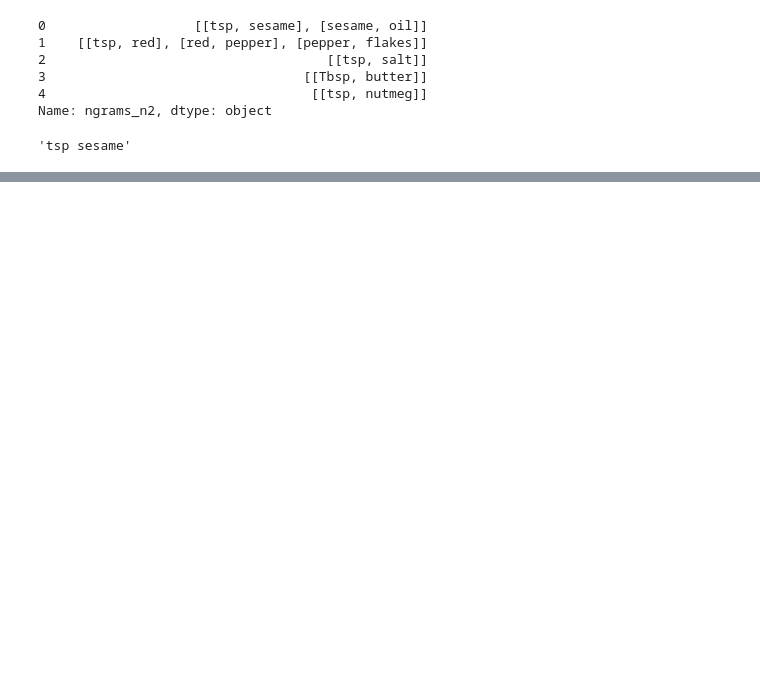
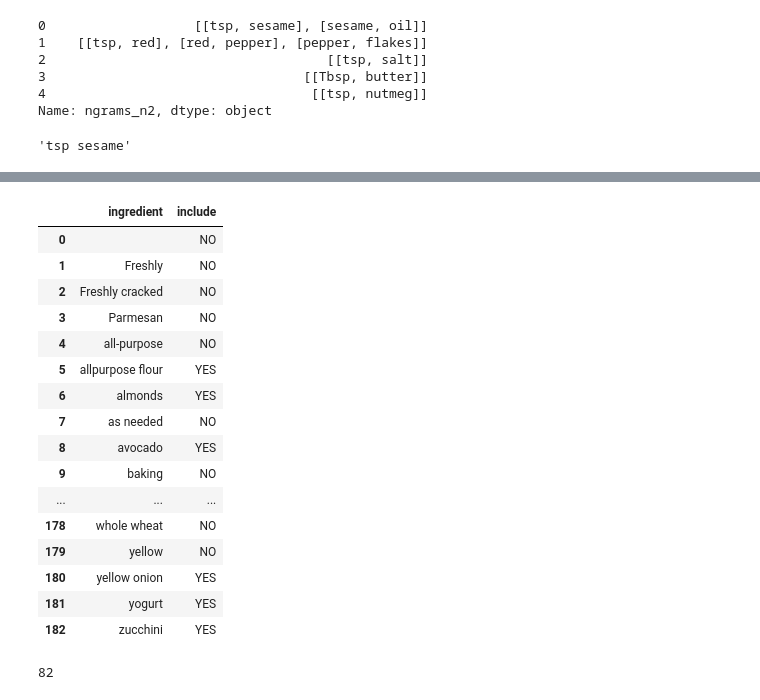
Before and after one commit to mfoos/recipeProject, a Jupyter notebook: data/Recipe_Data_pandas.ipynb, the cells around one changed output, grey strips where cells are left out. Cells and saved outputs as stored; diff of their text form; code cells hidden in the pictures; blank space fills up the shorter version.

```diff
--- a/data/Recipe_Data_pandas.ipynb
+++ b/data/Recipe_Data_pandas.ipynb
@@ -195,0 +165,3 @@ ngrams_df.sort_values('counts')
+# %%
+ngrams_df_clean = ngrams_df_clean[map(lambda x: pd.notnull(x), [re.search(" ",x) for x in ngrams_df_clean['ngrams']])]
+ngrams_df_clean.head()
@@ -195,0 +175,4 @@ ngrams_df.sort_values('counts')
+# %%
+word_list = list(itertools.chain(*map(lambda x: x.split(" "), data.ingredsTrimmedNoNum)))
+words, counts = np.unique(word_list, return_counts=True)
+pd.DataFrame({'counts': counts, 'word': words}).sort_values('counts').tail(15)
@@ -195,0 +196,8 @@ ngrams_df.sort_values('counts')
+# %%
+single = list(words)
+
+import re
+single = set(map(lambda x: re.sub('\s*(Tbsp|tsp|oz$|^as$|lb|cups*|&|^-$|and|bunch|powder[ed]*|can|diced|dried|inch[es]*|small|medium|med$|large|,)',"",x), single))
+double = set(ngrams_df_clean['ngrams'])
+double.issuperset(single) # womp womp, 2-grams doesn't include all words as perfect-match
+single.difference(double) # only below are relevant!
@@ -195,0 +222,8 @@ ngrams_df.sort_values('counts')
+# %%
+glossary = list(single.union(double))
+glossary.sort()
+glossary = pd.DataFrame({"ingredient":glossary})
+glossary['include'] = "YES"
+# if assign by longest match, (thank you, Peter K), some cleaning can be skipped, but 'egg', 'tomatoes' etc still trouble
+# maybe using multiple match return could work for 3-grams
+glossary.head()
@@ -195,0 +237,31 @@ ngrams_df.sort_values('counts')
+# %%
+# only appear together?
+reject_vals = [0,1,2,3,4,7,9,12,16,17,18,20,22,24,25,28,29,32,38,40,41,43,46,47,48,50,53,54,56,59,60,63,64,65,67,69,70,
+               71,72,73,74,76,78,79,80,81,83,85,87,88,89,91,95,96,100,101,102,103,105,108,110,116,119,123,124,129,130,
+               132,133,135,136,137,138,139,140,141,142,144,146,147,148,149,151,152,154,155,156,157,158,159,160,163,165,
+               171,173,174,175,176,177,178,179]
+glossary['include'][reject_vals] = "NO"
+glossary
+# %% [output]
+|  | ingredient | include |
+| 0 |  | NO |
+| 1 | Freshly | NO |
+| 2 | Freshly cracked | NO |
+| 3 | Parmesan | NO |
+| 4 | all-purpose | NO |
+| 5 | allpurpose flour | YES |
+| 6 | almonds | YES |
+| 7 | as needed | NO |
+| 8 | avocado | YES |
+| 9 | baking | NO |
+| ... | ... | ... |
+| 178 | whole wheat | NO |
+| 179 | yellow | NO |
+| 180 | yellow onion | YES |
+| 181 | yogurt | YES |
+| 182 | zucchini | YES |
+# %%
+final = list(glossary[glossary['include'] == "YES"]['ingredient'])
+len(final)
+# %% [output]
+82
```
Also changed, not shown: parts of 17 cells of this notebook, 1 other file.
